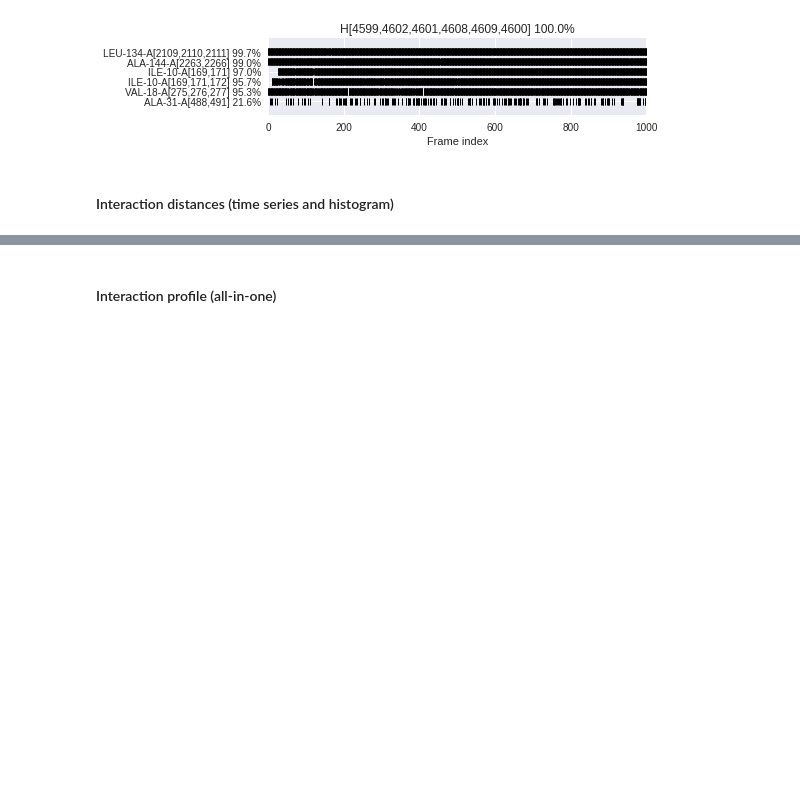
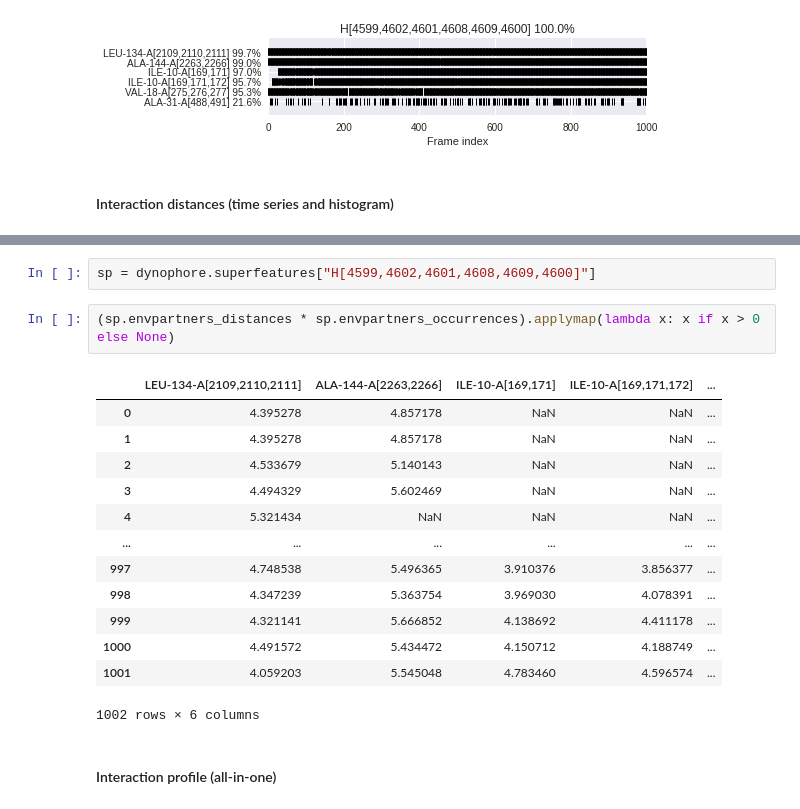
Before and after one commit to wolberlab/dynophores, a Jupyter notebook: docs/tutorials/explore_plots.ipynb, the cells around one changed output, grey strips where cells are left out. Saved outputs shown, nothing was run; the diff lists cells and outputs as text; blank space fills up the shorter version.

```diff
--- a/docs/tutorials/explore_plots.ipynb
+++ b/docs/tutorials/explore_plots.ipynb
@@ -63,3 +63,21 @@ interactive(children=(SelectMultiple(description='Superfeature ID(s)', index=(0,
+# %%
+sp = dynophore.superfeatures["H[4599,4602,4601,4608,4609,4600]"]
+# %%
+(sp.envpartners_distances * sp.envpartners_occurrences).applymap(lambda x: x if x > 0 else None)
+# %% [output]
+|  | LEU-134-A[2109,2110,2111] | ALA-144-A[2263,2266] | ILE-10-A[169,171] | ILE-10-A[169,171,172] | ... |
+| 0 | 4.395278 | 4.857178 | NaN | NaN | ... |
+| 1 | 4.395278 | 4.857178 | NaN | NaN | ... |
+| 2 | 4.533679 | 5.140143 | NaN | NaN | ... |
+| 3 | 4.494329 | 5.602469 | NaN | NaN | ... |
+| 4 | 5.321434 | NaN | NaN | NaN | ... |
+| ... | ... | ... | ... | ... | ... |
+| 997 | 4.748538 | 5.496365 | 3.910376 | 3.856377 | ... |
+| 998 | 4.347239 | 5.363754 | 3.969030 | 4.078391 | ... |
+| 999 | 4.321141 | 5.666852 | 4.138692 | 4.411178 | ... |
+| 1000 | 4.491572 | 5.434472 | 4.150712 | 4.188749 | ... |
+| 1001 | 4.059203 | 5.545048 | 4.783460 | 4.596574 | ... |
+1002 rows × 6 columns
 # %% [markdown]
 #### Interaction profile (all-in-one)
 # %%
```
Also changed, not shown: parts of 1 cell of this notebook.
